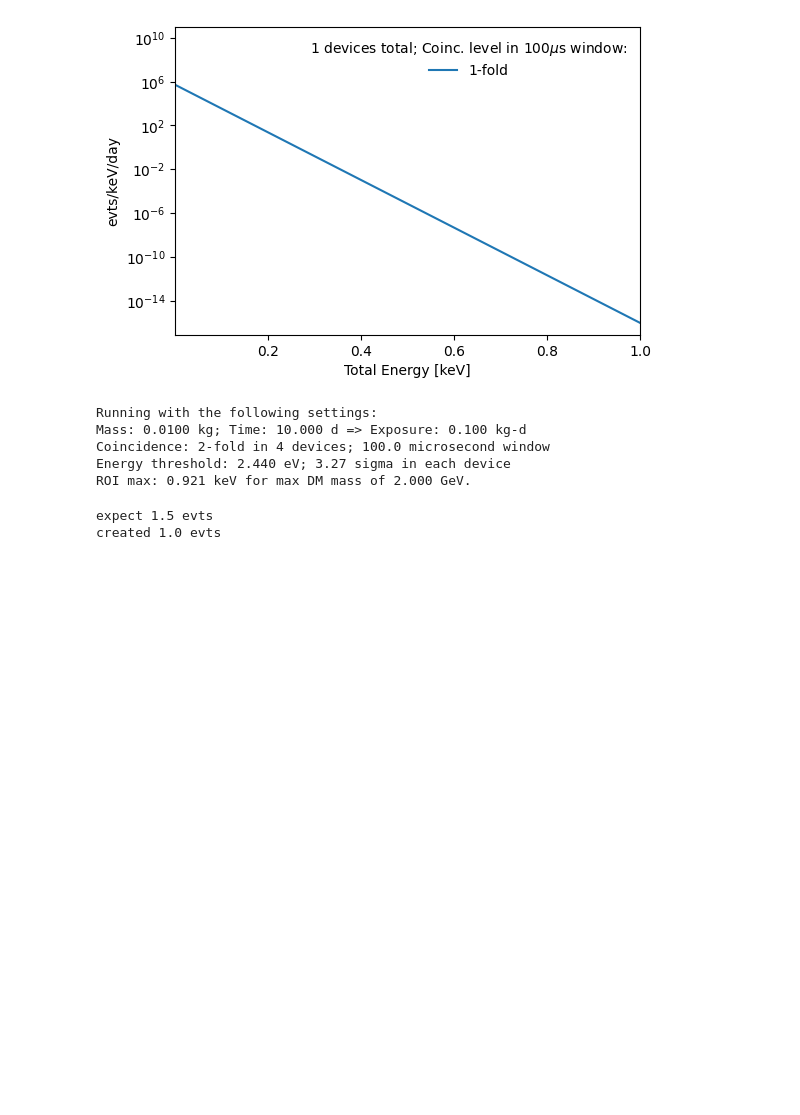
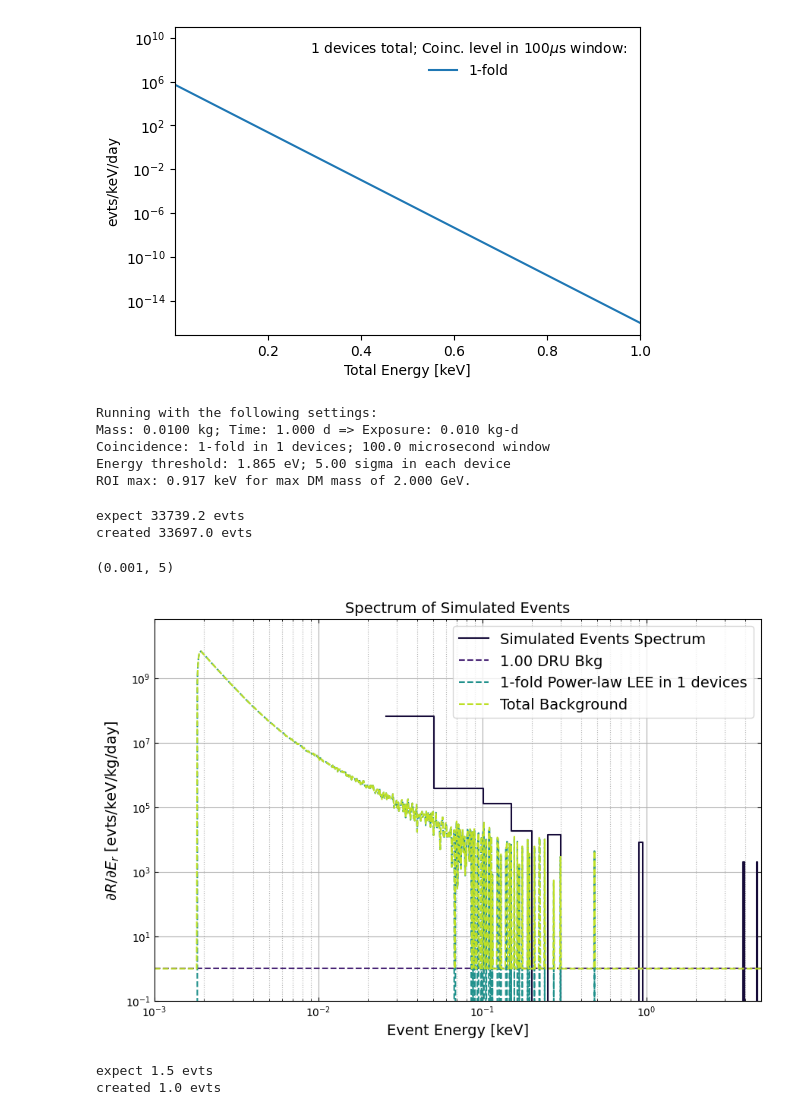
Before and after one commit to spice-herald/DarkLim, a Jupyter notebook: examples/helium-update-playground.ipynb, the cells around one changed output. Drawn from its saved outputs; the diff is of its cells as text; code cells hidden in the pictures; blank space fills up the shorter version.

```diff
--- a/examples/helium-update-playground.ipynb
+++ b/examples/helium-update-playground.ipynb
@@ -153,8 +153,8 @@ var_threshold = True
 
 energy_res = 0.373e-3 # energy resolution in keV
 
-n_devices = 4
-coinc = 2
+n_devices = 1
+coinc = 1
 window = 100e-6 # s
 
 he_gain = 0.15
@@ -162,7 +162,7 @@ he_gain = 0.15
 #mass_det = 8.*0.14*1e-3
 mass_det = 10*1e-3
 #mass_det = 0.010 # mass in kg
-time_elapsed = 10 # days
+time_elapsed = 1 # days
 efficiency = 1.0
 
 tm = 'He' # target name
@@ -190,8 +190,8 @@ threshold = coinc*per_device_threshold
 
 SE = darklim.sensitivity.SensEst(mass_det, time_elapsed, eff=efficiency, tm=tm, gain=he_gain)
 SE.reset_sim()
-SE.add_flat_bkgd(1) # flat background of 1 DRU
-SE.add_nfold_lee_bkgd(m=n_devices,n=coinc,w=window)
+#SE.add_flat_bkgd(1) # flat background of 1 DRU
+#SE.add_nfold_lee_bkgd(m=n_devices,n=coinc,w=window)
 
 print('\nRunning with the following settings:')
 print('Mass: {:0.4f} kg; Time: {:0.3f} d => Exposure: {:0.3f} kg-d'.format(SE.m_det,time_elapsed,SE.exposure))
@@ -200,10 +200,40 @@ print('Energy threshold: {:0.3f} eV; {:0.2f} sigma in each device'.format(thresh
 print('ROI max: {:0.3f} keV for max DM mass of {:0.3f} GeV.'.format(ehigh,max(m_dms)))
 # %% [output]
 Running with the following settings:
-Mass: 0.0100 kg; Time: 10.000 d => Exposure: 0.100 kg-d
-Coincidence: 2-fold in 4 devices; 100.0 microsecond window
-Energy threshold: 2.440 eV; 3.27 sigma in each device
-ROI max: 0.921 keV for max DM mass of 2.000 GeV.
+Mass: 0.0100 kg; Time: 1.000 d => Exposure: 0.010 kg-d
+Coincidence: 1-fold in 1 devices; 100.0 microsecond window
+Energy threshold: 1.865 eV; 5.00 sigma in each device
+ROI max: 0.917 keV for max DM mass of 2.000 GeV.
+# %%
+SE.reset_sim()
+SE.add_flat_bkgd(1) # flat background of 1 DRU
+SE.add_nfold_powerlaw_lee_bkgd(m=n_devices,n=coinc,w=window)
+
+#dmmass = 0.02
+#xsec = 2e-38
+
+#SE.add_dm_bkgd(dmmass, xsec)
+
+#en_interp = np.geomspace(1e-6,1, num=1000)
+#dm = smeared_wimp(en_interp,dmmass,sigma0=xsec,tm=tm,res=energy_res)
+
+emax = 5
+
+gen_evts = SE.generate_background(emax, e_low=1e-3, npts=1000, plot_bkgd=True, verbose=True)
+ax = plt.gca()
+
+#ax.plot(en_interp,dm,ls='-',alpha=1,color='magenta',label='Smeared WIMP')
+
+#plt.ylim(0.1,50)
+ax.set_xscale('log')
+ax.set_xlim(1e-3,emax)
+#ax.axvline(threshold,ls='-',color='red')
+#ax.axvspan(threshold-energy_res,threshold+energy_res,facecolor='red',alpha=0.1)
+# %% [output]
+expect 33739.2 evts
+created 33697.0 evts
+(0.001, 5)
+[figure, added]
 # %%
 
 # run
```
Also changed, not shown: 2 other files.
